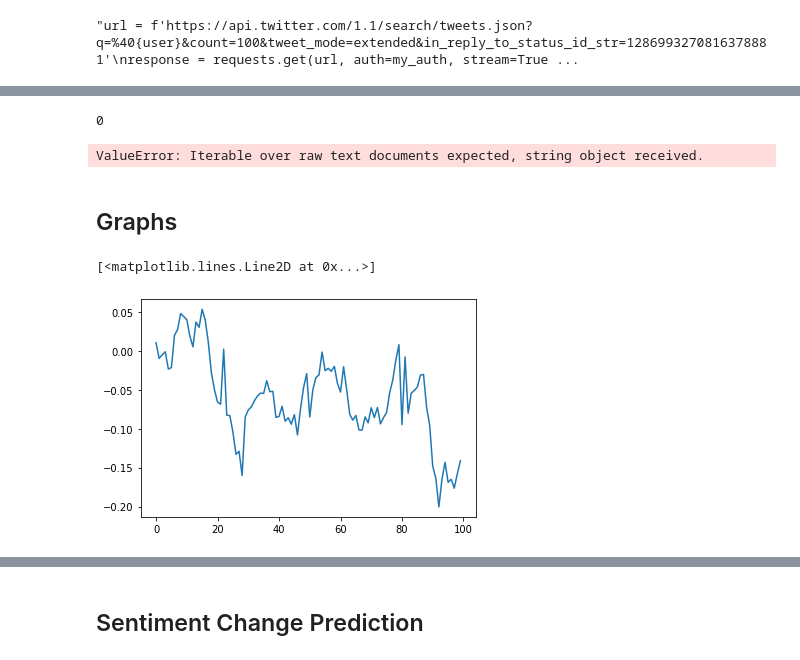
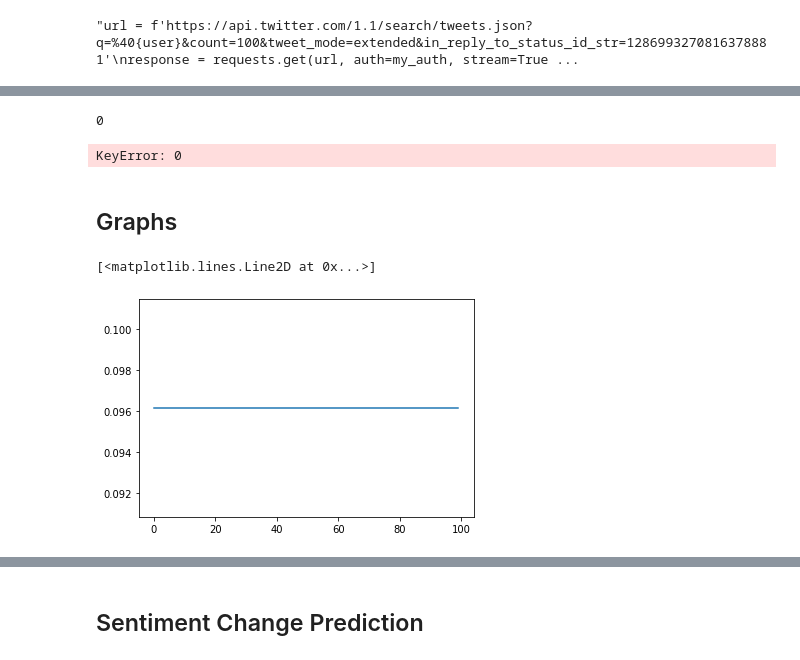
Before and after one commit to adrianacoca/Predictweet, a Jupyter notebook: notebooks/Twitter API access.ipynb, the cells around one changed output, grey strips where cells are left out. Saved outputs shown, nothing was run; the diff lists cells and outputs as text; code cells hidden in the pictures.

```diff
--- a/notebooks/Twitter API access.ipynb
+++ b/notebooks/Twitter API access.ipynb
@@ -163,10 +229,0 @@ for i in range(len(data)):
-# %%
-data = []
-for key, value in tweets.items():
-    d = {}
-    d["id"] = key
-    tweet, time = value
-    d["time"] = time
-    d["tweet"] = tweet
-    d["responses"] = get_replies(user, key)
-    data.append(d)
@@ -173 +232,12 @@ for key, value in tweets.items():
+# %%
+hashtags = []
+for i in range(len(user_t)):
+    h = []
+    for t in range(len(user_t[i]["entities"]["hashtags"])):
+        h.append(user_t[i]["entities"]["hashtags"][t]["text"])
+    hashtags.append(h)
+# %%
+data["hashtags"] = hashtags
+# %%
+data.hashtags = data.hashtags.apply(lambda y: np.nan if len(y)==0 else y)
 # %%
@@ -210,11 +272,11 @@ def word_exctraction(lst):
 # %%
-topics = []
+"""topics = []
 for i in range(len(data)):
     print(i)
-    topics.append(word_exctraction(data[i]["tweet"]))
+    topics.append(word_exctraction(data[i]["tweet"]))"""
 # %% [output]
 0
-ValueError: Iterable over raw text documents expected, string object received.
+KeyError: 0
 # %%
 # Creating dict with sentiments and time
 """times = []
@@ -226,7 +288,7 @@ sentiment_changes = dict(zip_iterator)"""
 ## Graphs
 # %%
 import matplotlib.pyplot as plt
-plt.plot(sentiments)
+plt.plot(data["sentiments"])
 # %% [output]
 [<matplotlib.lines.Line2D at 0x...>]
-[figure, old version]
+[figure, new version]
```
Also changed, not shown: parts of 32 cells of this notebook, 2 other files.
